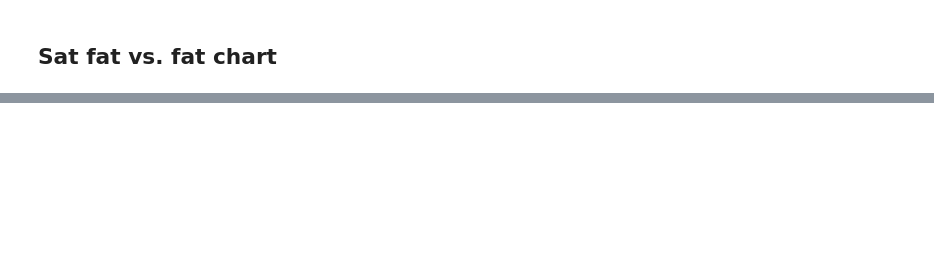
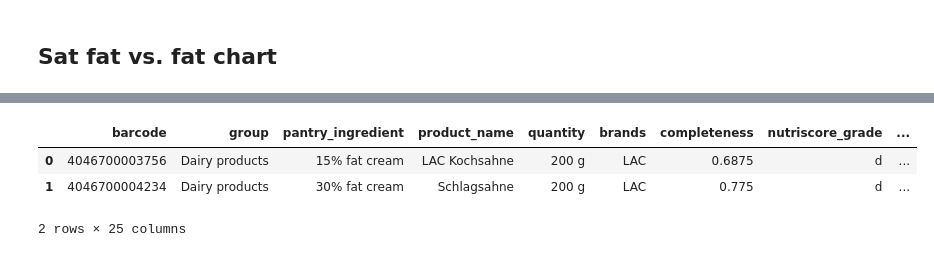
Before and after one commit to ArBridgeman/aurorianclouds, a Jupyter notebook: sous-chef/analysis/nutrition/basic_plots.ipynb, the cells around one changed output, grey strips where cells are left out. Cells and saved outputs as stored; diff of their text form; code cells hidden in the pictures; blank space fills up the shorter version.

```diff
--- a/sous-chef/analysis/nutrition/basic_plots.ipynb
+++ b/sous-chef/analysis/nutrition/basic_plots.ipynb
@@ -323,2 +374,9 @@ show(p)
 [interactive output not drawn]
 [interactive output not drawn]
+# %%
+sel_df.head(2)
+# %% [output]
+|  | barcode | group | pantry_ingredient | product_name | quantity | brands | completeness | nutriscore_grade | ... |
+| 0 | 4046700003756 | Dairy products | 15% fat cream | LAC Kochsahne | 200 g | LAC | 0.6875 | d | ... |
+| 1 | 4046700004234 | Dairy products | 30% fat cream | Schlagsahne | 200 g | LAC | 0.775 | d | ... |
+2 rows × 25 columns
```
Also changed, not shown: parts of 13 cells of this notebook, 3 other files.
